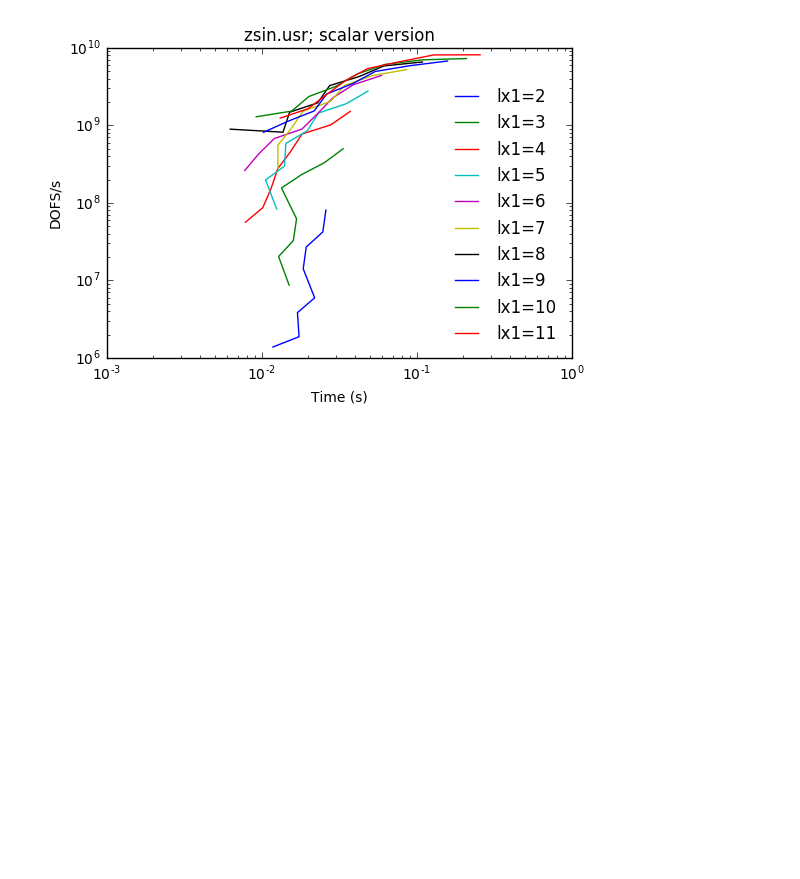
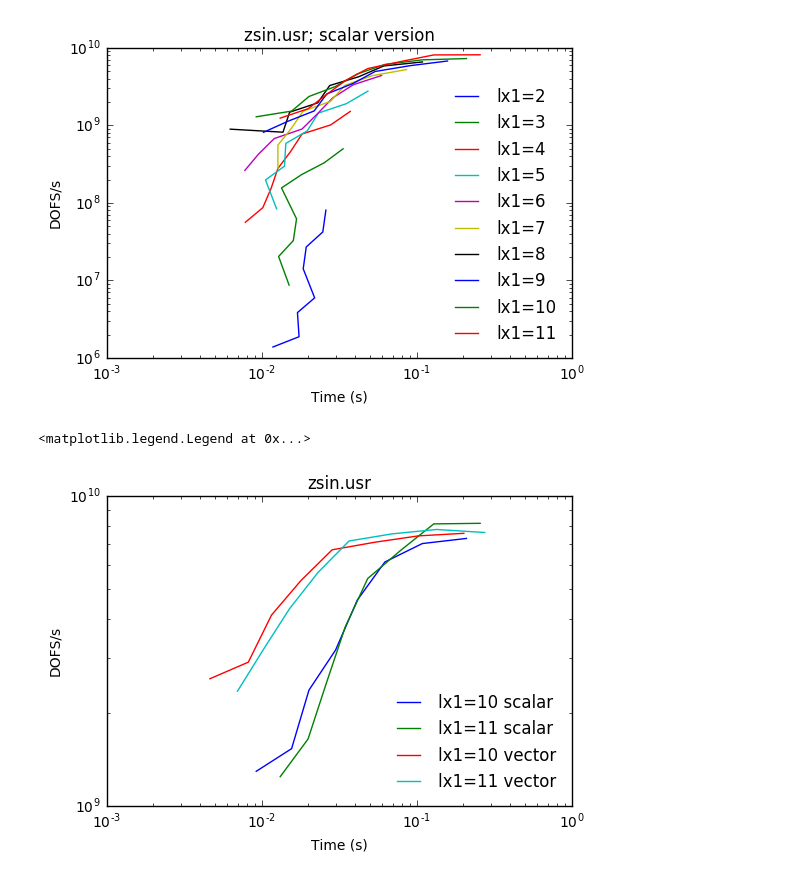
Before and after one commit to misunmin/ceed, a Jupyter notebook: theta_vec_scalar.ipynb, the cells around one changed output. Saved outputs shown, nothing was run; the diff lists cells and outputs as text; code cells hidden in the pictures; blank space fills up the shorter version.

Commit message:
Plotted the lx1=10 and lx1=11 graphs separately

```diff
--- a/theta_vec_scalar.ipynb
+++ b/theta_vec_scalar.ipynb
@@ -34,3 +34,23 @@ plt.legend(frameon=False, loc=0)
 # %% [output]
 <matplotlib.legend.Legend at 0x...>
 [figure]
+# %%
+i = 64
+data = sins
+plt.loglog(data[i:i+8, 1], data[i:i+8, 2], label='lx1=%d scalar'%(data[i,0]+1))
+i = i + 8
+plt.loglog(data[i:i+8, 1], data[i:i+8, 2], label='lx1=%d scalar'%(data[i,0]+1))
+
+i = 64
+data = sinv
+plt.loglog(data[i:i+8, 1], data[i:i+8, 2], label='lx1=%d vector'%(data[i,0]+1))
+i = i + 8
+plt.loglog(data[i:i+8, 1], data[i:i+8, 2], label='lx1=%d vector'%(data[i,0]+1))
+
+plt.title('zsin.usr')
+plt.ylabel('DOFS/s')
+plt.xlabel('Time (s)')
+plt.legend(frameon=False, loc=0)
+# %% [output]
+<matplotlib.legend.Legend at 0x...>
+[figure, added]
```
